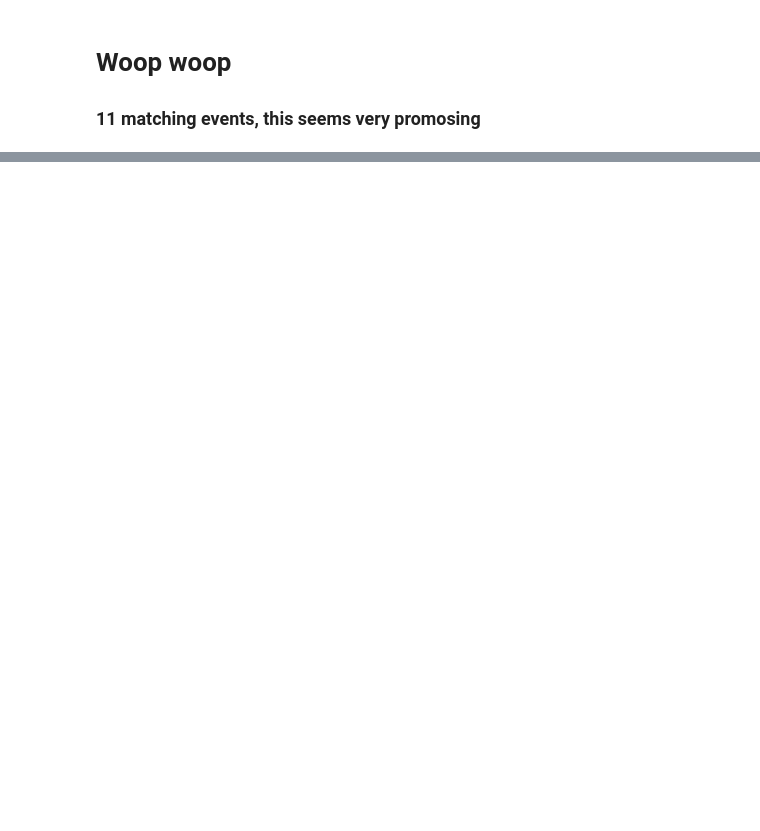
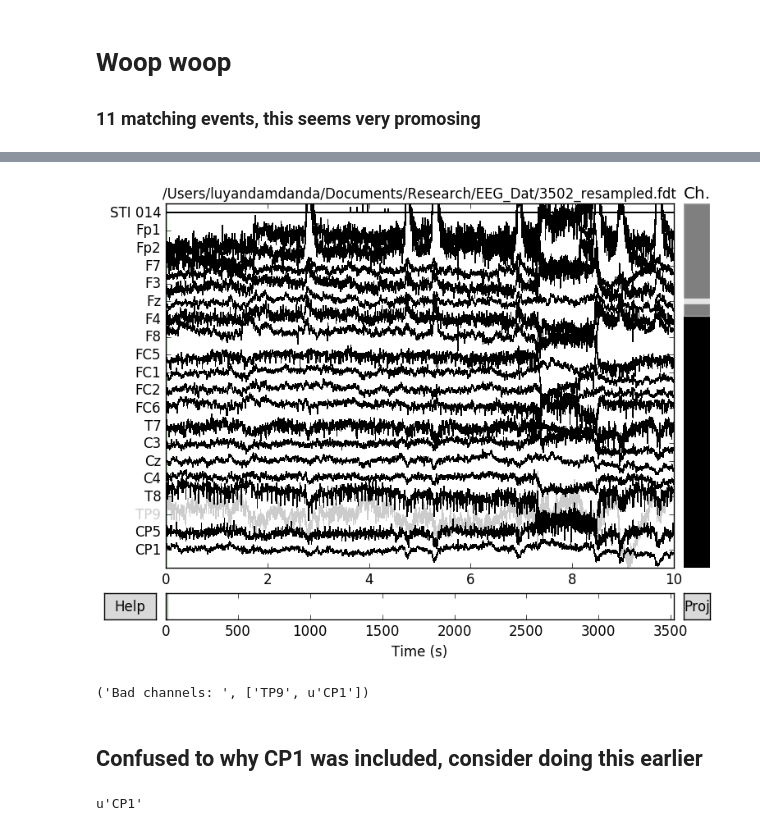
Before and after one commit to voytekresearch/EEGMapping, a Jupyter notebook: MNE-LocalData.ipynb, the cells around one changed output, grey strips where cells are left out. Saved outputs shown, nothing was run; the diff lists cells and outputs as text; code cells hidden in the pictures; blank space fills up the shorter version.

```diff
--- a/MNE-LocalData.ipynb
+++ b/MNE-LocalData.ipynb
@@ -147,0 +152,17 @@ Loading data for 4 events and 351 original time points ...
+# %%
+eeg_dat.info['bads'] = ['TP9']
+# %%
+# plot with bads
+eeg_dat.plot()
+# %% [output]
+[figure, added]
+# %%
+print('Bad channels: ', eeg_dat.info['bads'])
+# %% [output]
+('Bad channels: ', ['TP9', u'CP1'])
+# %% [markdown]
+## Confused to why CP1 was included, consider doing this earlier
+# %%
+eeg_dat.info['bads'].pop()
+# %% [output]
+u'CP1'
```
Also changed, not shown: parts of 16 cells of this notebook.
